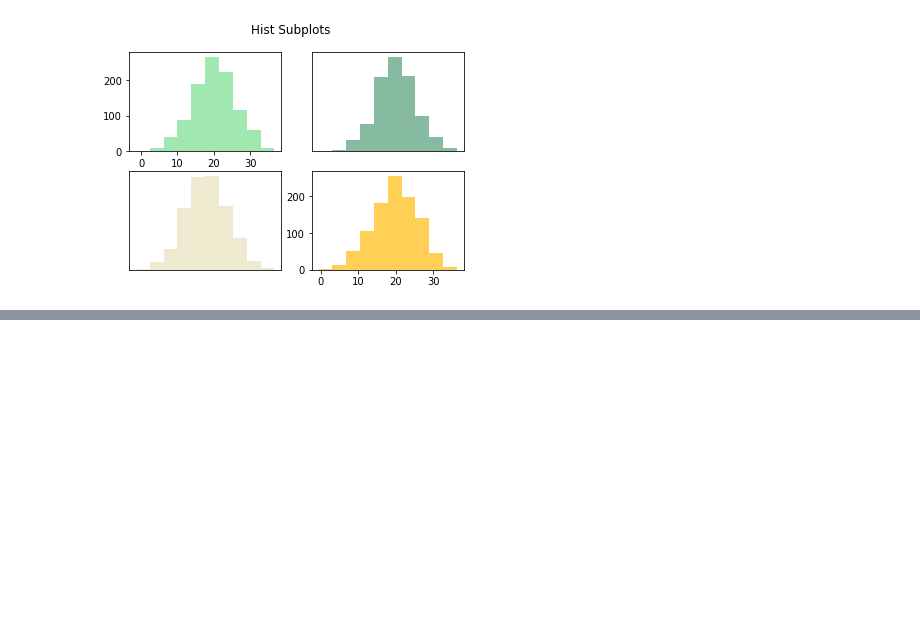
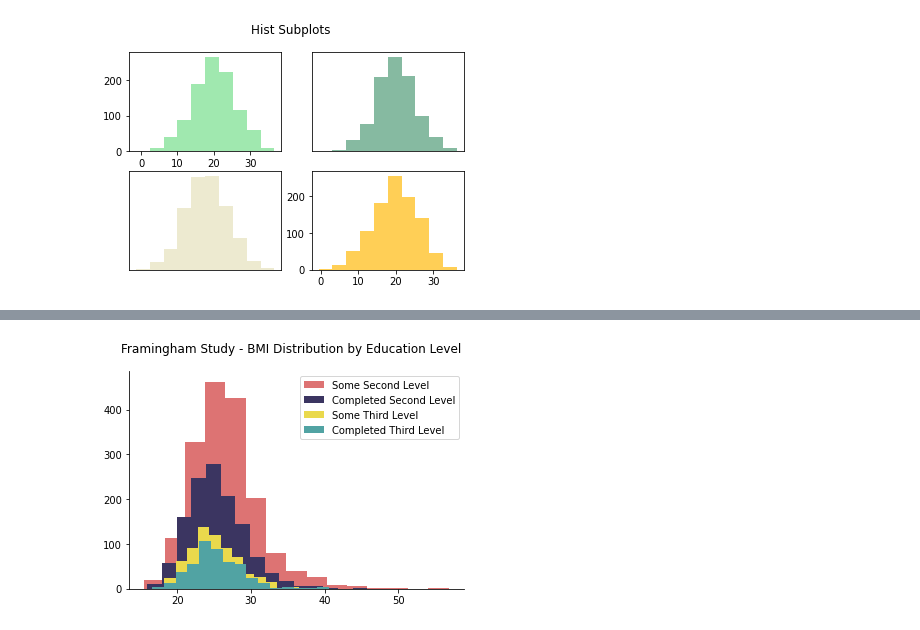
Before and after one commit to katemcg93/Fundamentals-of-Data-Analysis-21-Assessment, a Jupyter notebook: pyplot.ipynb, the cells around one changed output, grey strips where cells are left out. Saved outputs shown, nothing was run; the diff lists cells and outputs as text; code cells hidden in the pictures; blank space fills up the shorter version.

Commit message:
plots 1 and 2

```diff
--- a/pyplot.ipynb
+++ b/pyplot.ipynb
@@ -168,0 +187,39 @@ plt.show()
+# %%
+import matplotlib
+import matplotlib.pyplot as plt
+import pandas as pd
+import numpy as np
+import csv
+
+#Only require two decimal places for output
+pd.set_option("display.precision", 2)
+
+#Reading the csv file containing framingham data
+fh_dataframe = pd.read_csv('Framingham.csv')
+
+#Separating Education levels into their own datafrmames, so they can be separately accessed/plotted
+eduLevel1 = fh_dataframe[fh_dataframe["education"] == 1]
+eduLevel2 = fh_dataframe[fh_dataframe["education"] == 2]
+eduLevel3 = fh_dataframe[fh_dataframe["education"] == 3]
+eduLevel4 = fh_dataframe[fh_dataframe["education"] == 4]
+
+#Plotting each histogram on the same figure and setting stacked to true
+#Labels willl be used to create the legend
+fig, ax = plt.subplots()
+ax.hist(eduLevel1["BMI"], stacked = True, label = 'Some Second Level', color = '#DD7373', bins = 15)
+ax.hist(eduLevel2["BMI"], stacked = True, label = 'Completed Second Level', color = '#3B3561',  bins = 15)
+ax.hist(eduLevel3["BMI"], stacked = True, label = 'Some Third Level', color = '#EAD94C',  bins = 15)
+ax.hist(eduLevel4["BMI"], stacked = True, label = 'Completed Third Level', color = '#51A3A3',  bins = 15)
+
+#Hiding top and right spines so only x and y axis are visible
+ax.spines['right'].set_visible(False)
+ax.spines['top'].set_visible(False)
+
+#Setting title and showing legend
+plt.suptitle("Framingham Study - BMI Distribution by Education Level")
+legend = plt.legend()
+
+plt.show()
+plt.close()
+# %% [output]
+[figure, added]
```
Also changed, not shown: parts of 5 cells of this notebook.
